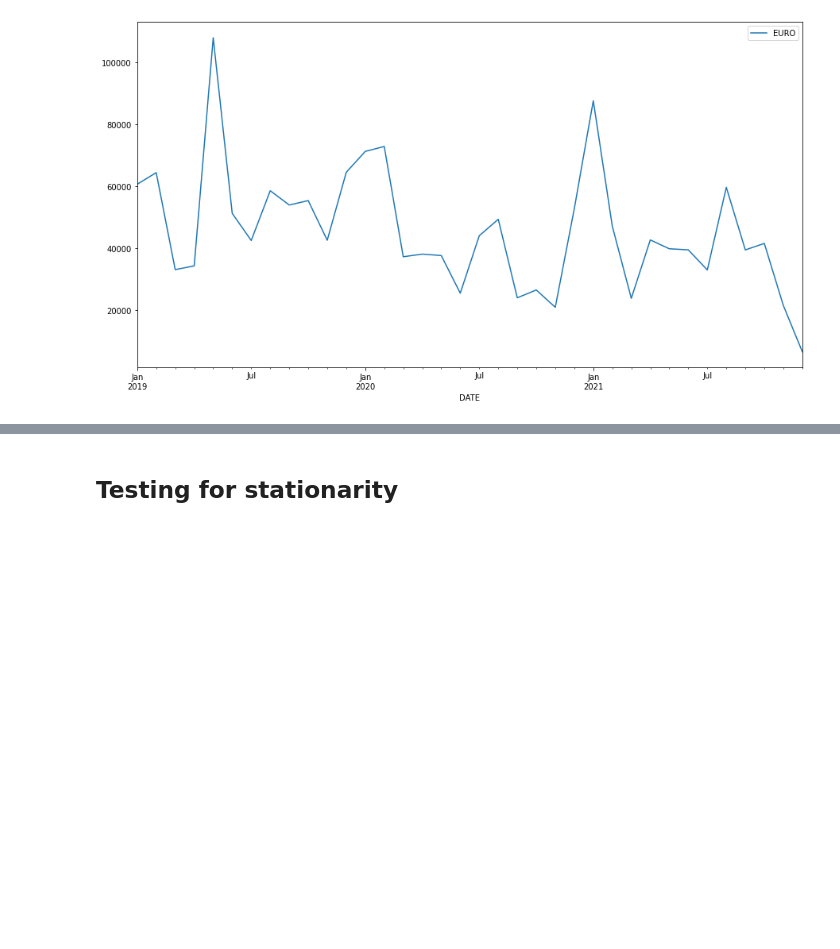
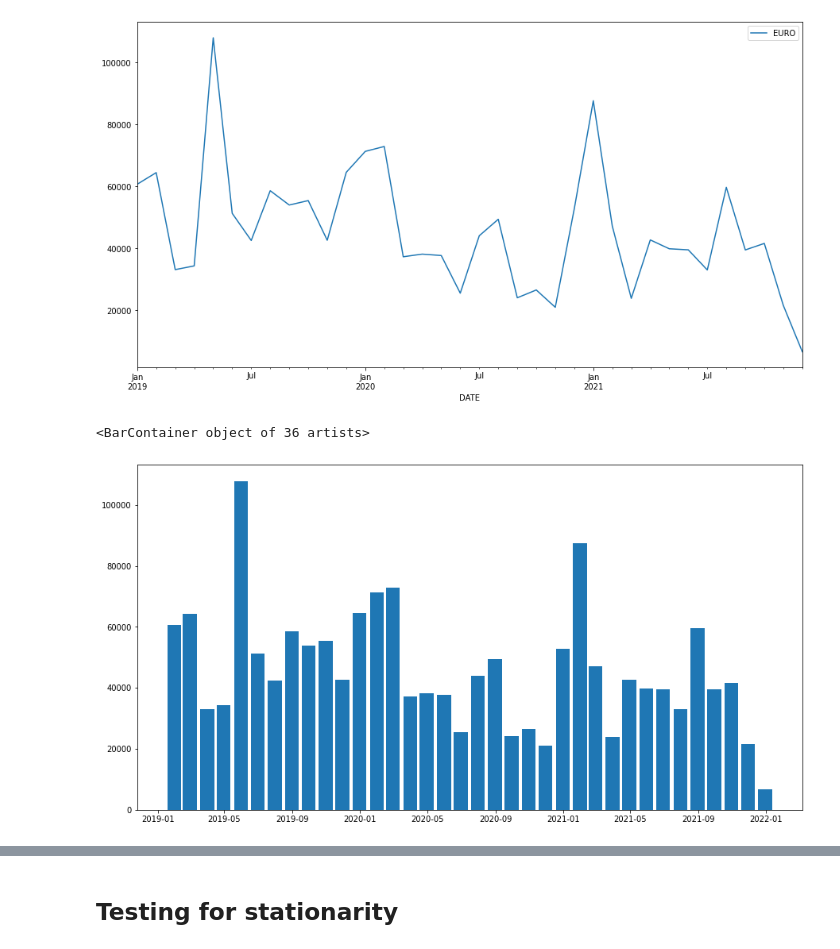
Before and after one commit to AbdulWajid99/Time_Series_Project, a Jupyter notebook: General1.ipynb, the cells around one changed output, grey strips where cells are left out. Drawn from its saved outputs; the diff is of its cells as text; code cells hidden in the pictures; blank space fills up the shorter version.

```diff
--- a/General1.ipynb
+++ b/General1.ipynb
@@ -84,3 +84,14 @@ df_month.plot()
 # %% [output]
 <matplotlib.axes._subplots.AxesSubplot at 0x...>
 [figure]
+# %%
+# using subplot
+fig, ax = plt.subplots()
+
+# plotting bar graph
+ax.bar(df_month['2019':].index,
+       df_month.loc['2019':, "EURO"],
+       width=25, align='center')
+# %% [output]
+<BarContainer object of 36 artists>
+[figure, added]
```
Also changed, not shown: parts of 40 cells of this notebook, 4 other files.
